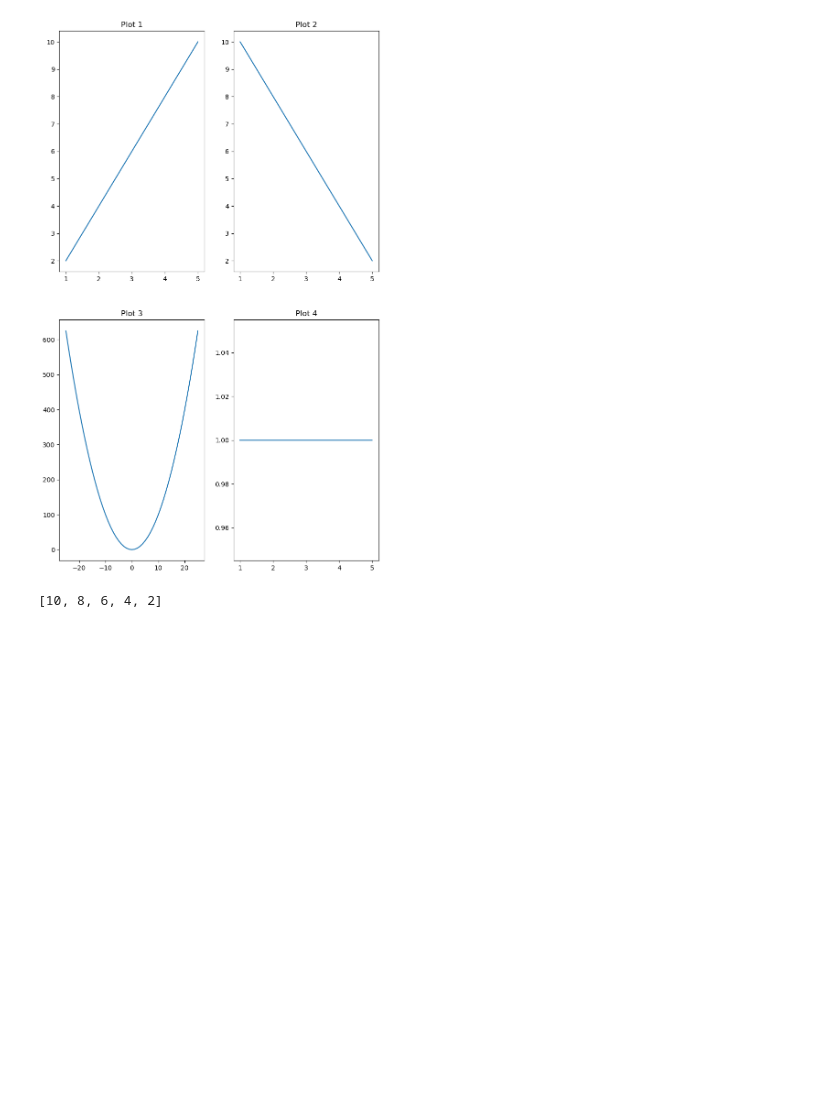
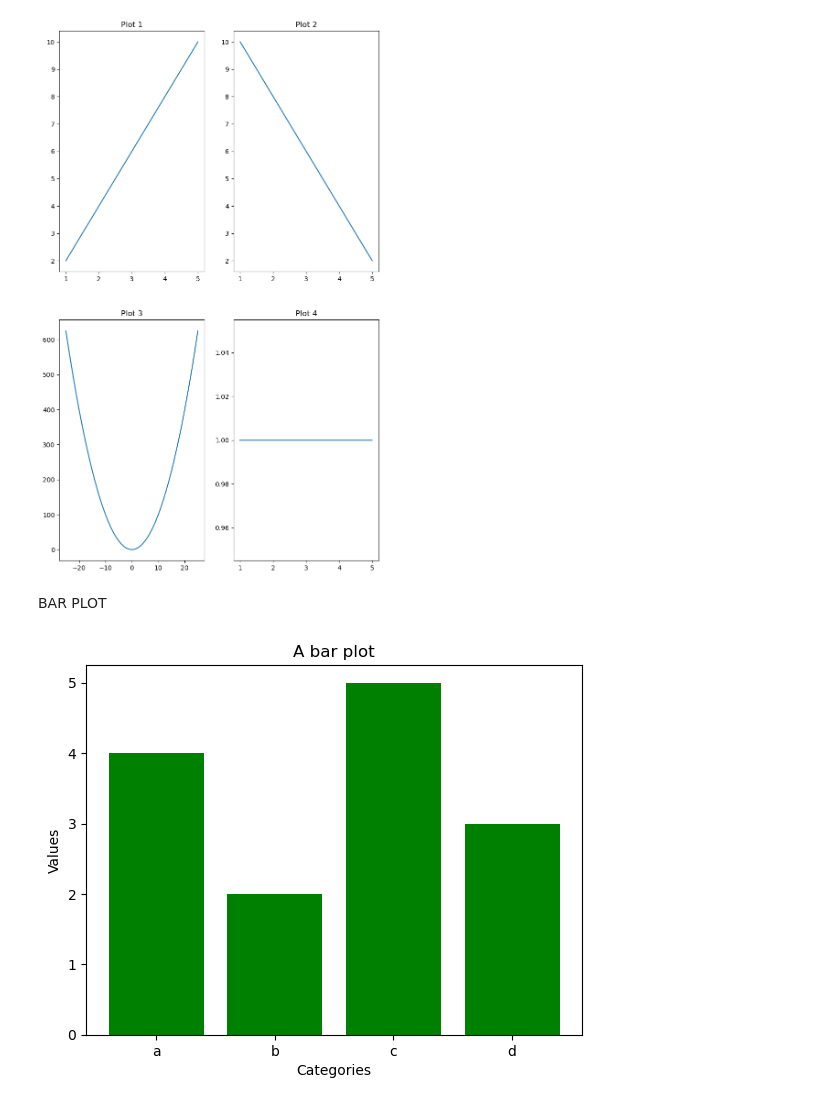
Before and after one commit to AbubakarFarooqi/ML-Handson, a Jupyter notebook: Matplotlib/matplotlib.ipynb, the cells around one changed output. Cells and saved outputs as stored; diff of their text form; code cells hidden in the pictures; blank space fills up the shorter version.

Commit message:
Learn bar plot and histogram

```diff
--- a/Matplotlib/matplotlib.ipynb
+++ b/Matplotlib/matplotlib.ipynb
@@ -79,7 +79,17 @@ plt.title("Plot 4")
 # %% [output]
 Text(0.5, 1.0, 'Plot 4')
 [figure]
-# %%
-print([2,4,6,8,10][::-1])
-# %% [output]
-[10, 8, 6, 4, 2]
+# %% [markdown]
+BAR PLOT
+# %%
+##BAR PLOT
+x = ['a','b','c','d']
+y = [4,2,5,3]
+
+plt.bar(x,y,color='green')
+plt.xlabel("Categories")
+plt.ylabel("Values")
+plt.title("A bar plot")
+plt.show()
+# %% [output]
+[figure, added]
```
Also changed, not shown: parts of 2 cells of this notebook.
